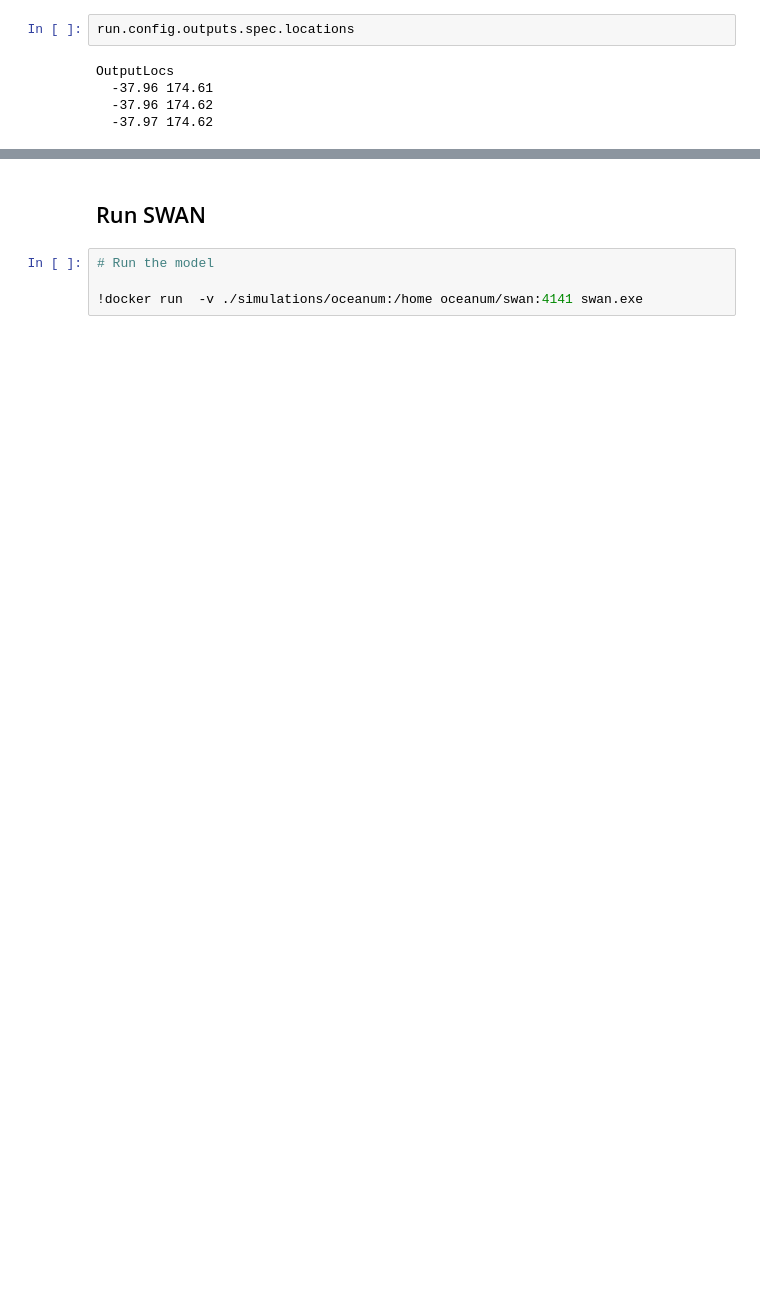
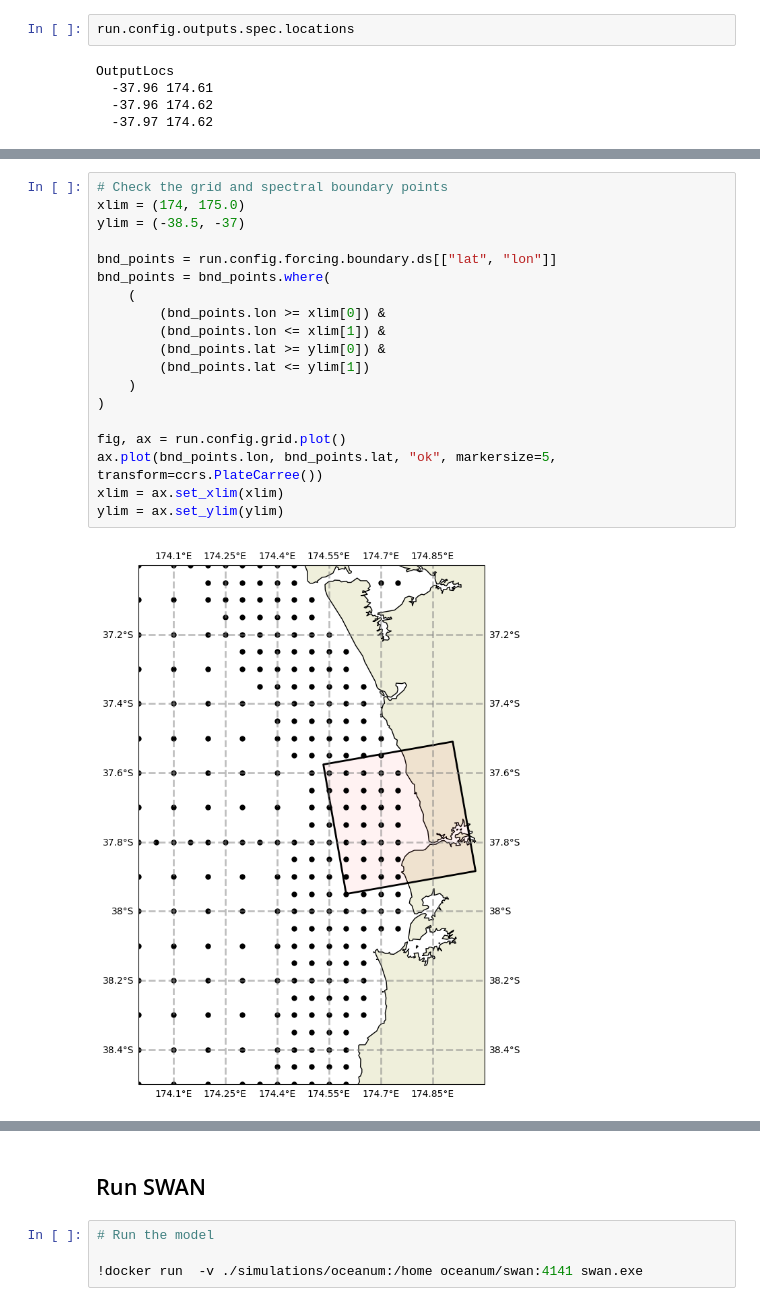
Before and after one commit to sppigot/rompy, a Jupyter notebook: notebooks/oceanum_example.ipynb, the cells around one changed output, grey strips where cells are left out. Drawn from its saved outputs; the diff is of its cells as text; blank space fills up the shorter version.

Commit message:
A few fixes to the oceanum notebook to make sure there are boundaries and a few extra plots

```diff
--- a/notebooks/oceanum_example.ipynb
+++ b/notebooks/oceanum_example.ipynb
@@ -53,3 +58,24 @@ run.config.grid.plot()
 # %% [output]
 (<Figure size 1000x1000 with 1 Axes>, <GeoAxes: >)
 [figure]
+# %%
+# Check the grid and spectral boundary points
+xlim = (174, 175.0)
+ylim = (-38.5, -37)
+
+bnd_points = run.config.forcing.boundary.ds[["lat", "lon"]]
+bnd_points = bnd_points.where(
+    (
+        (bnd_points.lon >= xlim[0]) &
+        (bnd_points.lon <= xlim[1]) &
+        (bnd_points.lat >= ylim[0]) &
+        (bnd_points.lat <= ylim[1])
+    )
+)
+
+fig, ax = run.config.grid.plot()
+ax.plot(bnd_points.lon, bnd_points.lat, "ok", markersize=5, transform=ccrs.PlateCarree())
+xlim = ax.set_xlim(xlim)
+ylim = ax.set_ylim(ylim)
+# %% [output]
+[figure, added]
```
Also changed, not shown: parts of 13 cells of this notebook, 1 other file.
